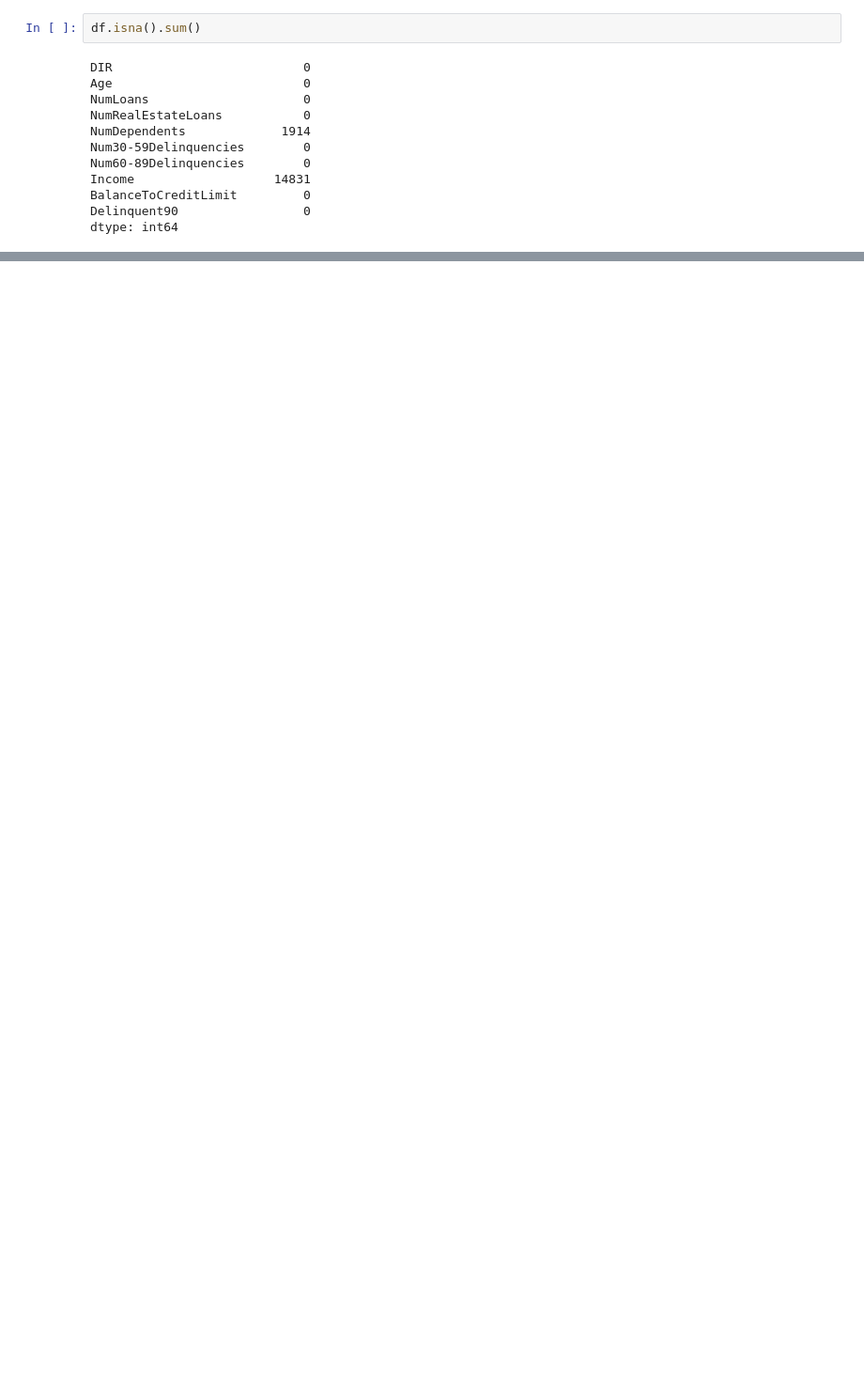
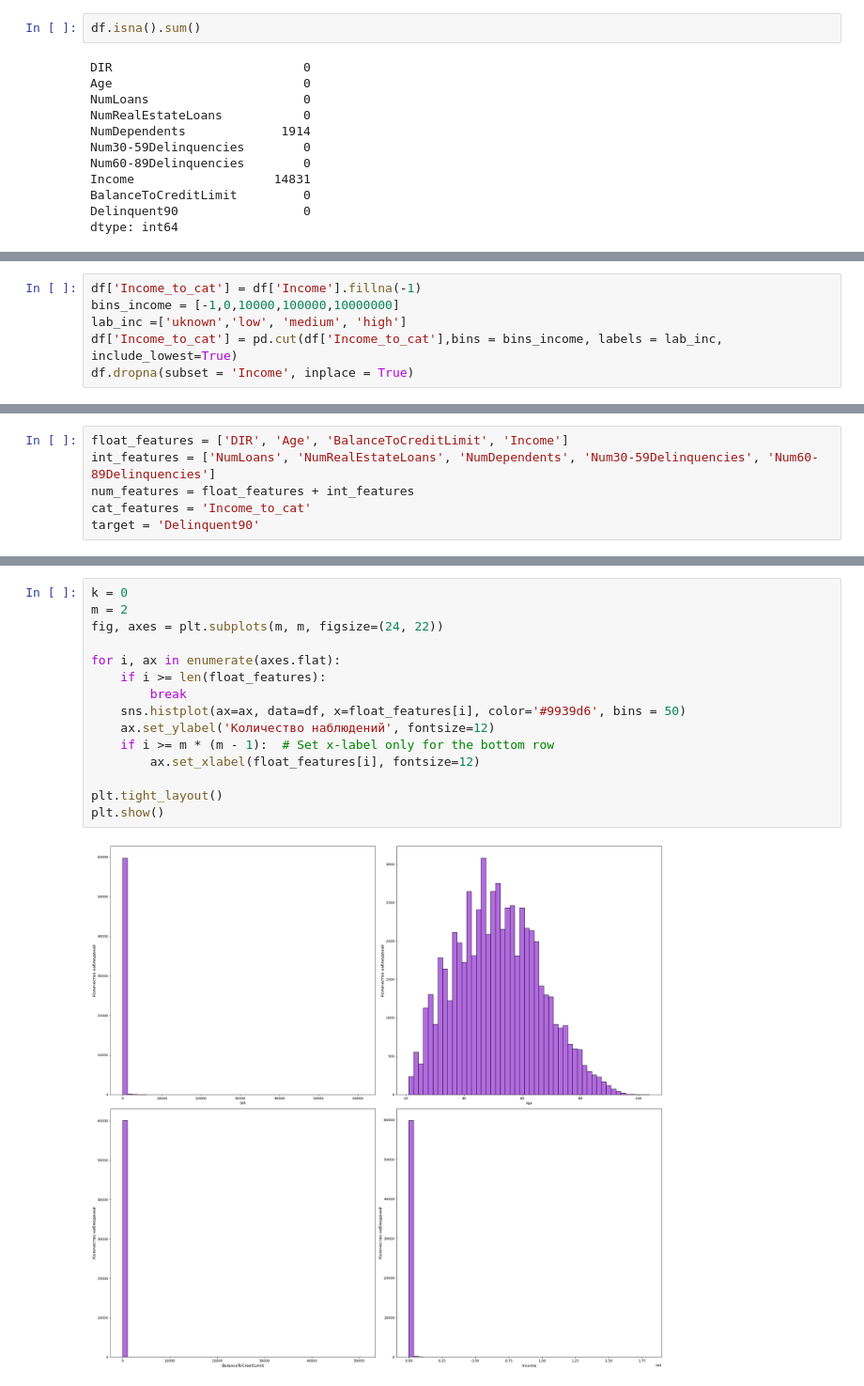
Before and after one commit to EugeneSt27/Machine-learning, a Jupyter notebook: Lab3/Lab3.ipynb, the cells around one changed output, grey strips where cells are left out. Shown: that part at 94% size. Cells and saved outputs as stored; diff of their text form; blank space fills up the shorter version.

```diff
--- a/Lab3/Lab3.ipynb
+++ b/Lab3/Lab3.ipynb
@@ -86,0 +86,6 @@ plt.show()
+# %%
+df['Income_to_cat'] = df['Income'].fillna(-1)
+bins_income = [-1,0,10000,100000,10000000]
+lab_inc =['uknown','low', 'medium', 'high']
+df['Income_to_cat'] = pd.cut(df['Income_to_cat'],bins = bins_income, labels = lab_inc, include_lowest=True)
+df.dropna(subset = 'Income', inplace = True)
@@ -86,0 +125,6 @@ plt.show()
+# %%
+float_features = ['DIR', 'Age', 'BalanceToCreditLimit', 'Income']
+int_features = ['NumLoans', 'NumRealEstateLoans', 'NumDependents', 'Num30-59Delinquencies', 'Num60-89Delinquencies']
+num_features = float_features + int_features
+cat_features = 'Income_to_cat'
+target = 'Delinquent90'
@@ -86,0 +137,17 @@ plt.show()
+# %%
+k = 0
+m = 2
+fig, axes = plt.subplots(m, m, figsize=(24, 22))
+
+for i, ax in enumerate(axes.flat):
+    if i >= len(float_features):
+        break
+    sns.histplot(ax=ax, data=df, x=float_features[i], color='#9939d6', bins = 50)
+    ax.set_ylabel('Количество наблюдений', fontsize=12)
+    if i >= m * (m - 1):  # Set x-label only for the bottom row
+        ax.set_xlabel(float_features[i], fontsize=12)
+
+plt.tight_layout()
+plt.show()
+# %% [output]
+[figure, added]
```
Also changed, not shown: parts of 33 cells of this notebook.
